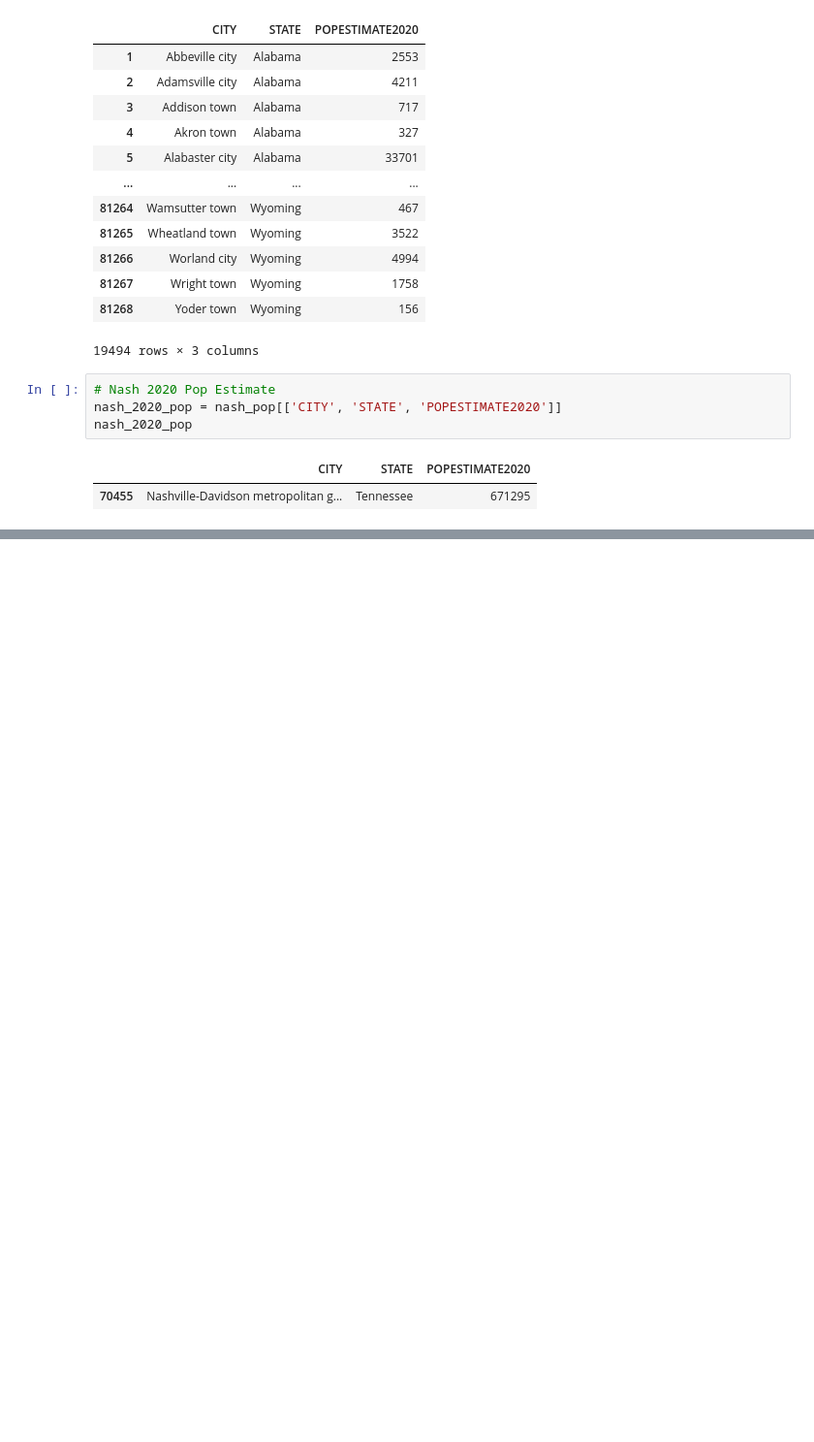
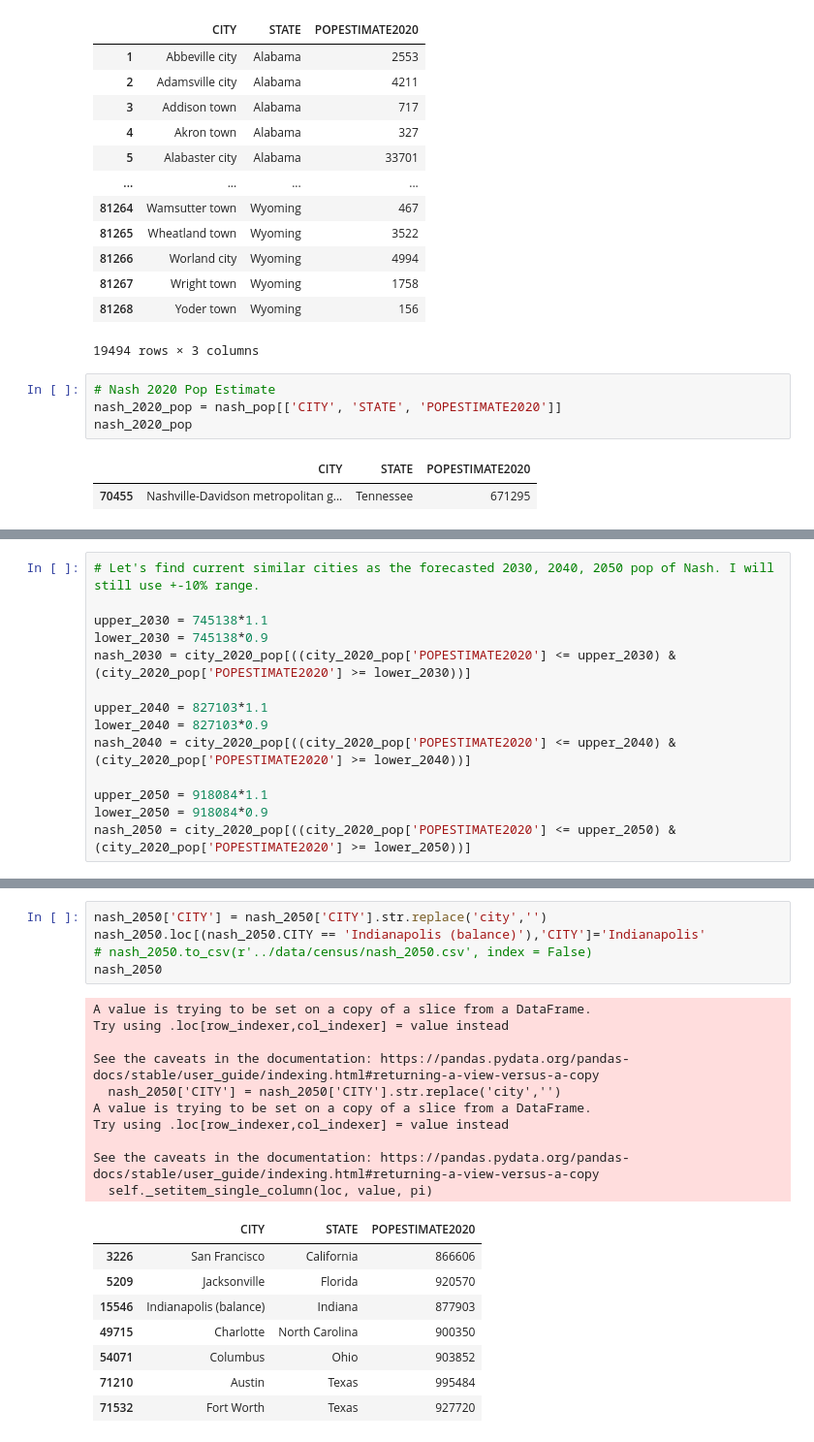
Before and after one commit to tye642/nashville_public_transportation, a Jupyter notebook: notebook/census_data_analysis.ipynb, the cells around one changed output, grey strips where cells are left out. Shown: that part at 97% size. Cells and saved outputs as stored; diff of their text form; blank space fills up the shorter version.

```diff
--- a/notebook/census_data_analysis.ipynb
+++ b/notebook/census_data_analysis.ipynb
@@ -318,0 +293,14 @@ nash_2040 = city_2020_pop[((city_2020_pop['POPESTIMATE2020'] <= upper_2040) & (c
+# %%
+# Let's find current similar cities as the forecasted 2030, 2040, 2050 pop of Nash. I will still use +-10% range.
+
+upper_2030 = 745138*1.1
+lower_2030 = 745138*0.9
+nash_2030 = city_2020_pop[((city_2020_pop['POPESTIMATE2020'] <= upper_2030) & (city_2020_pop['POPESTIMATE2020'] >= lower_2030))]
+
+upper_2040 = 827103*1.1
+lower_2040 = 827103*0.9
+nash_2040 = city_2020_pop[((city_2020_pop['POPESTIMATE2020'] <= upper_2040) & (city_2020_pop['POPESTIMATE2020'] >= lower_2040))]
+
+upper_2050 = 918084*1.1
+lower_2050 = 918084*0.9
+nash_2050 = city_2020_pop[((city_2020_pop['POPESTIMATE2020'] <= upper_2050) & (city_2020_pop['POPESTIMATE2020'] >= lower_2050))]
@@ -318,0 +352,24 @@ nash_2040 = city_2020_pop[((city_2020_pop['POPESTIMATE2020'] <= upper_2040) & (c
+# %%
+nash_2050['CITY'] = nash_2050['CITY'].str.replace('city','')
+nash_2050.loc[(nash_2050.CITY == 'Indianapolis (balance)'),'CITY']='Indianapolis'
+# nash_2050.to_csv(r'../data/census/nash_2050.csv', index = False)
+nash_2050
+# %% [output]
+A value is trying to be set on a copy of a slice from a DataFrame.
+Try using .loc[row_indexer,col_indexer] = value instead
+
+See the caveats in the documentation: https://pandas.pydata.org/pandas-docs/stable/user_guide/indexing.html#returning-a-view-versus-a-copy
+  nash_2050['CITY'] = nash_2050['CITY'].str.replace('city','')
+A value is trying to be set on a copy of a slice from a DataFrame.
+Try using .loc[row_indexer,col_indexer] = value instead
+
+See the caveats in the documentation: https://pandas.pydata.org/pandas-docs/stable/user_guide/indexing.html#returning-a-view-versus-a-copy
+  self._setitem_single_column(loc, value, pi)
+|  | CITY | STATE | POPESTIMATE2020 |
+| 3226 | San Francisco | California | 866606 |
+| 5209 | Jacksonville | Florida | 920570 |
+| 15546 | Indianapolis (balance) | Indiana | 877903 |
+| 49715 | Charlotte | North Carolina | 900350 |
+| 54071 | Columbus | Ohio | 903852 |
+| 71210 | Austin | Texas | 995484 |
+| 71532 | Fort Worth | Texas | 927720 |
```
Also changed, not shown: parts of 29 cells of this notebook.
